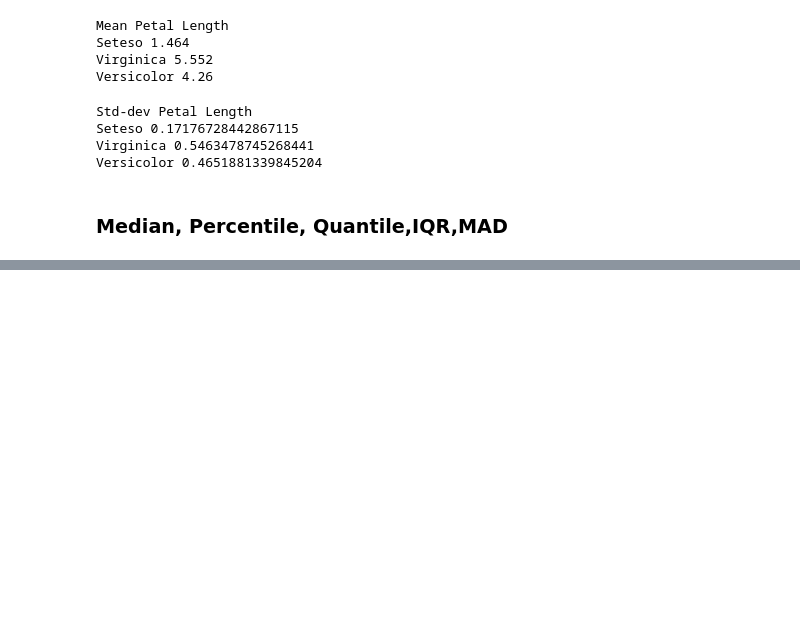
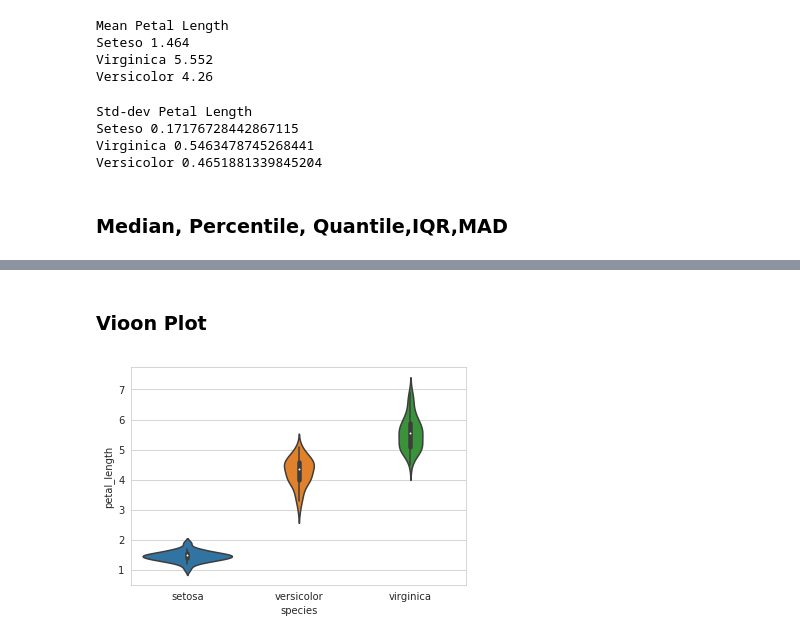
Before and after one commit to Ankit-29/Iris-Dataset-EDA, a Jupyter notebook: IRIS_EDA.ipynb, the cells around one changed output, grey strips where cells are left out. Cells and saved outputs as stored; diff of their text form; code cells hidden in the pictures; blank space fills up the shorter version.

```diff
--- a/IRIS_EDA.ipynb
+++ b/IRIS_EDA.ipynb
@@ -162,0 +192,7 @@ Versicolor [3.   4.   4.35 4.6 ]
+# %% [markdown]
+### Vioon Plot
+# %%
+sbn.violinplot(x="species",y="petal_length",data=iris,size=8)
+plt.show()
+# %% [output]
+[figure, added]
```
Also changed, not shown: parts of 5 cells of this notebook.
